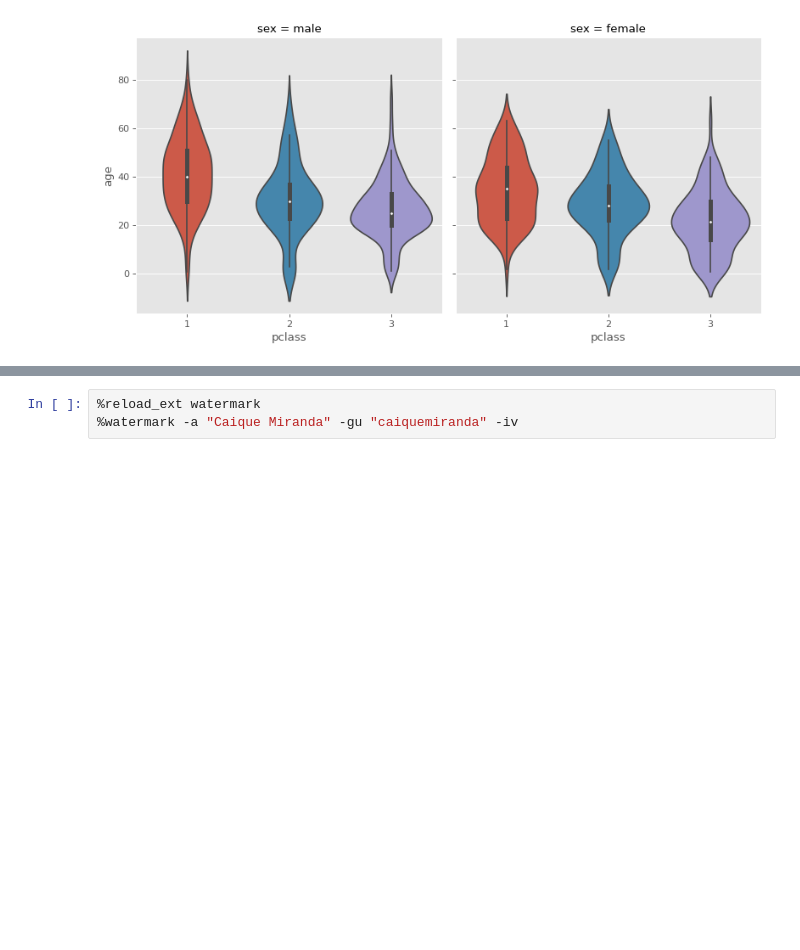
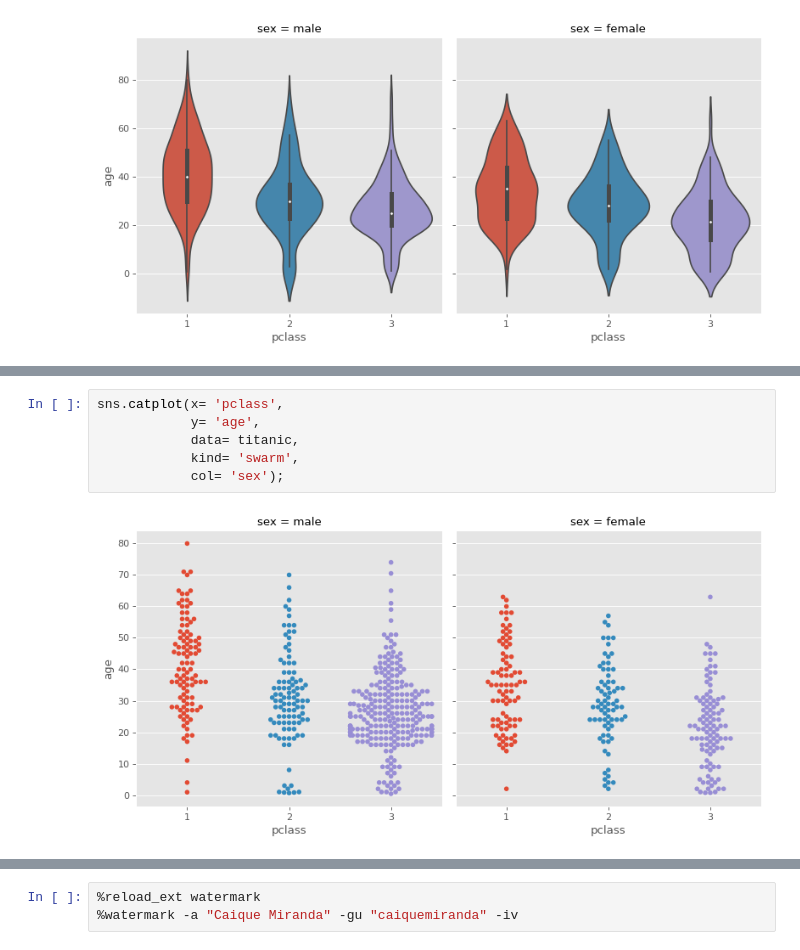
Before and after one commit to caiquemiranda/data-visualization-python, a Jupyter notebook: 10-analysis-visualization-titanic-dataset.ipynb, the cells around one changed output, grey strips where cells are left out. Drawn from its saved outputs; the diff is of its cells as text; blank space fills up the shorter version.

```diff
--- a/10-analysis-visualization-titanic-dataset.ipynb
+++ b/10-analysis-visualization-titanic-dataset.ipynb
@@ -463,0 +479,8 @@ sns.catplot(x= 'pclass',
+# %%
+sns.catplot(x= 'pclass',
+            y= 'age',
+            data= titanic,
+            kind= 'swarm',
+            col= 'sex');
+# %% [output]
+[figure, added]
```
Also changed, not shown: parts of 6 cells of this notebook.
